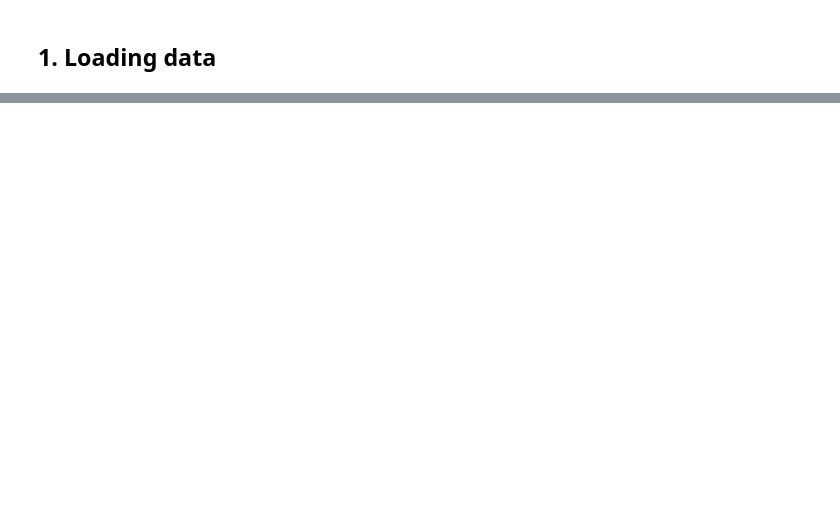
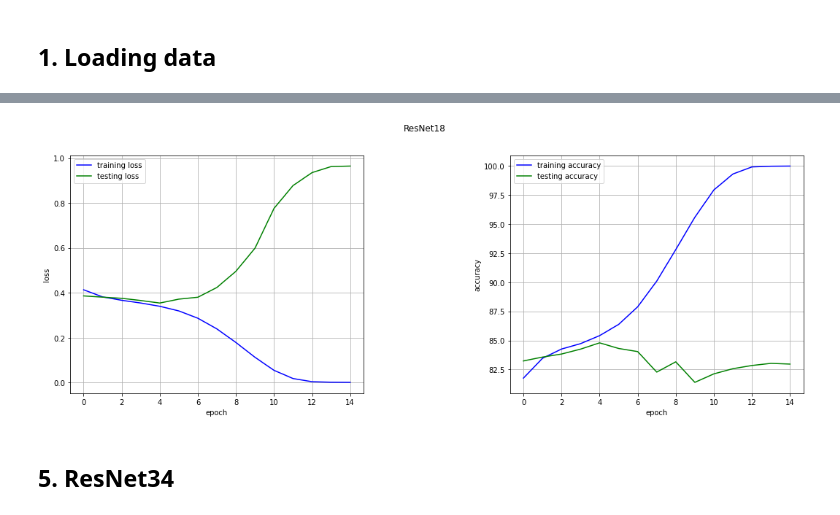
Before and after one commit to anvdn/BreastHistopathologyResNet, a Jupyter notebook: train.ipynb, the cells around one changed output, grey strips where cells are left out. Cells and saved outputs as stored; diff of their text form; code cells hidden in the pictures; blank space fills up the shorter version.

Commit message:
Trained ResNet18, 34, 50

```diff
--- a/train.ipynb
+++ b/train.ipynb
@@ -155,9 +137,7 @@ LEARNING_RATE = 0.001
 # %%
+# instantiate data loaders
 train_loader = DataLoader(dataset=train_data, batch_size=BATCH_SIZE, shuffle=True)
-test_loader = DataLoader(dataset=test_data, batch_size=1)
+test_loader = DataLoader(dataset=test_data, batch_size=100)
-# %%
-criterion = nn.BCEWithLogitsLoss()
-optimizer = optim.Adam(model.parameters(), lr=LEARNING_RATE)
 # %%
 def binary_acc(y_pred, y_test):
     y_pred_tag = torch.round(torch.sigmoid(y_pred))
@@ -215,0 +260,10 @@ print(classification_report(y_test, y_pred_list))
+# %%
+# training parameters
+BATCH_SIZE = 128
+LEARNING_RATE = 0.005
+EPOCHS = 15
+
+criterion = nn.BCEWithLogitsLoss()
+optimizer = optim.SGD(model.parameters(), lr=LEARNING_RATE,
+                      momentum=0.9, weight_decay=5e-4)
+scheduler = torch.optim.lr_scheduler.CosineAnnealingLR(optimizer, T_max=EPOCHS)
@@ -215,0 +273,13 @@ print(classification_report(y_test, y_pred_list))
+# %%
+train_loss, test_loss = [], []
+train_acc, test_acc = [], []
+best_acc = 0
+
+for epoch in range(EPOCHS):
+    trnl, trnacc = train(model, epoch)
+    tstl, tstacc = test(model, epoch, 'ResNet18')
+    train_loss.append(trnl)
+    train_acc.append(trnacc)
+    test_loss.append(tstl)
+    test_acc.append(tstacc)
+    scheduler.step()
@@ -215,0 +304,6 @@ print(classification_report(y_test, y_pred_list))
+# %%
+plot_performance('ResNet18', train_loss, train_acc, test_loss, test_acc)
+# %% [output]
+[figure, added]
+# %% [markdown]
+## 5. ResNet34
```
Also changed, not shown: parts of 37 cells of this notebook, 5 other files.
